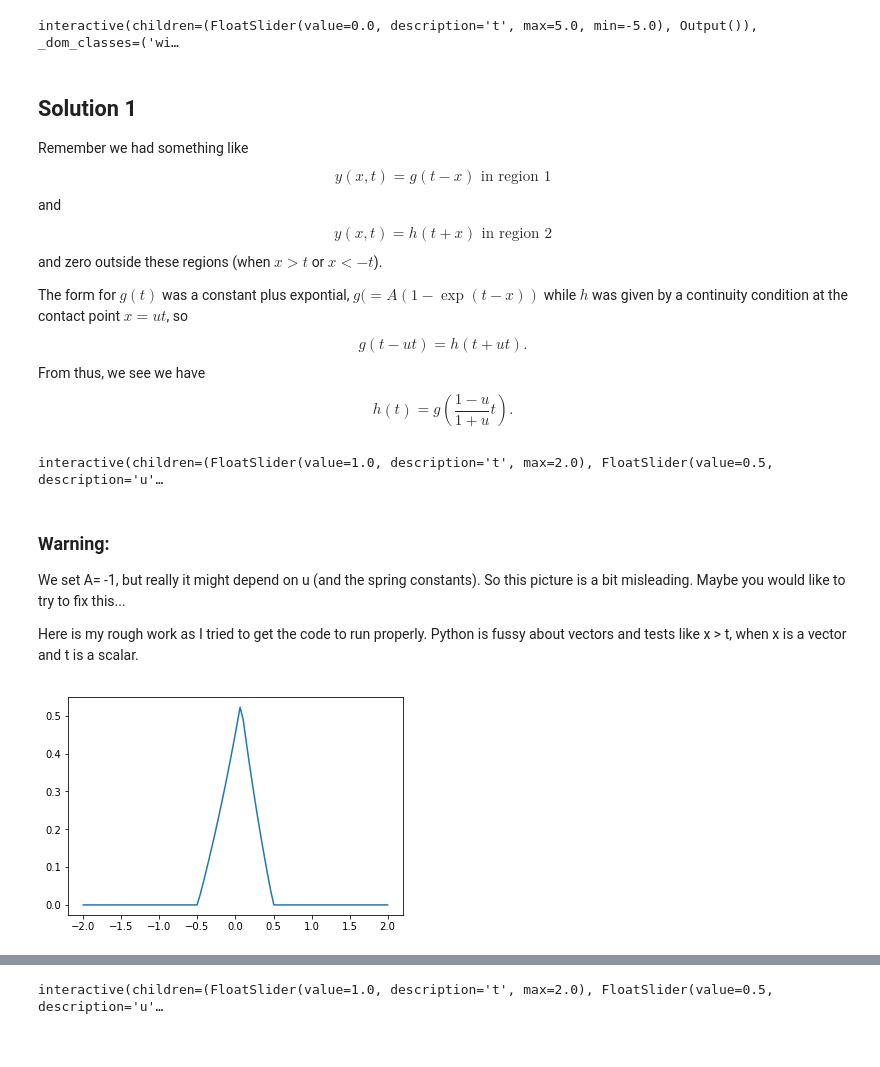
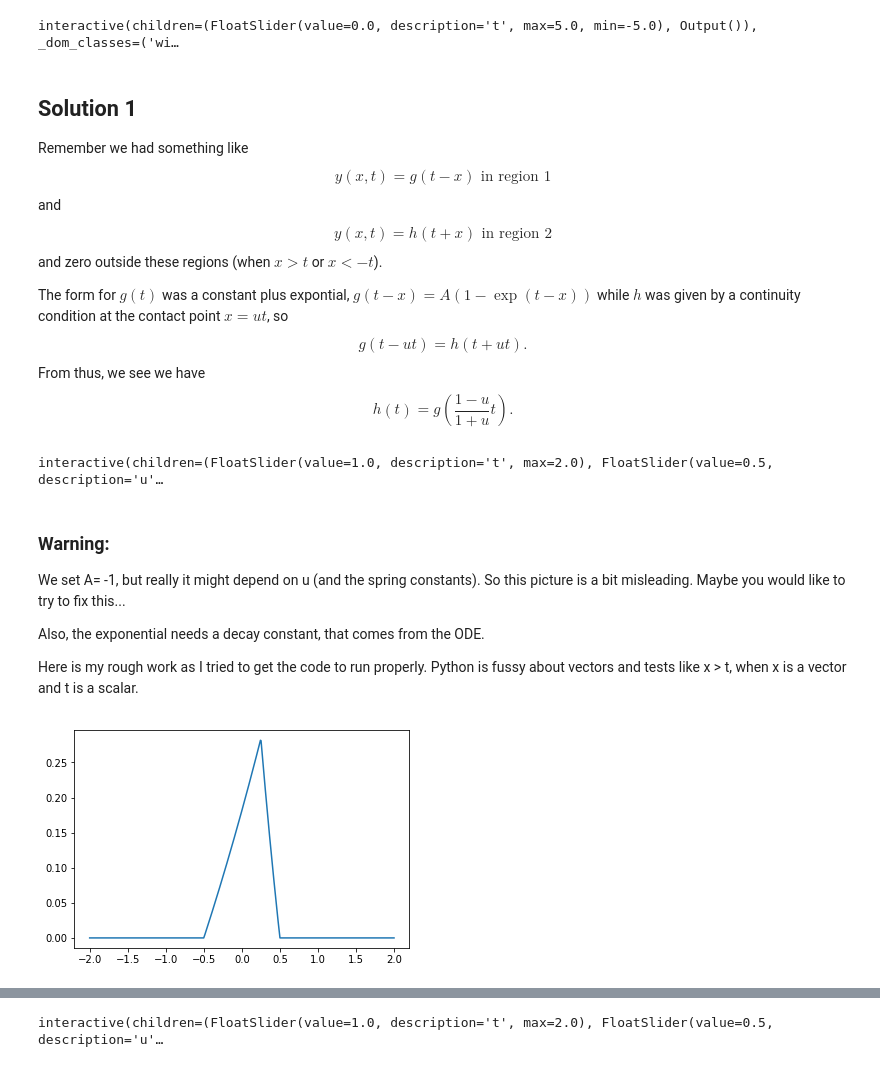
Before and after one commit to mlamoureux/Math502w19, a Jupyter notebook: Lecture15_Mar12_Pantograph3.ipynb, the cells around one changed output, grey strips where cells are left out. Drawn from its saved outputs; the diff is of its cells as text; code cells hidden in the pictures.

```diff
--- a/Lecture15_Mar12_Pantograph3.ipynb
+++ b/Lecture15_Mar12_Pantograph3.ipynb
@@ -56,7 +56,7 @@ $$ y(x,t) = g(t-x) \mbox{ in region 1}$$
 and $$ y(x,t) = h(t+x) \mbox{ in region 2} $$
 and zero outside these regions (when $x>t$ or $x<-t$).
 
-The form for $g(t)$ was a constant plus expontial, $g(=A(1-\exp(t-x))$ while $h$ was given by a continuity condition at the contact point $x = ut$, so
+The form for $g(t)$ was a constant plus expontial, $g(t-x)=A(1-\exp(t-x))$ while $h$ was given by a continuity condition at the contact point $x = ut$, so
 $$ g(t-ut) =  h(t + ut).$$
 From thus, we see we have
 $$h(t) = g(\frac{1-u}{1+u}t).$$
@@ -92,14 +92,16 @@ interactive(children=(FloatSlider(value=1.0, description='t', max=2.0), FloatSli
 
 We set A= -1, but really it might depend on u (and the spring constants). So this picture is a bit misleading. Maybe you would like to try to fix this...
 
+Also, the exponential needs a decay constant, that comes from the ODE.
+
 Here is my rough work as I tried to get the code to run properly. Python is fussy about vectors and tests like x > t, when x is a vector and t is a scalar.
 # %%
 A = -1
 u = .5
 t = .5
-x = linspace(-2,2,100)
-left = A*(1-exp((1-u)*(x+t)*(1+u)))
+x = linspace(-2,2,500)
+left = A*(1-exp((1-u)*(x+t)/(1+u)))
 right = A*(1-exp(t-x))
 plot(x,maximum(0,minimum(left,right)));
 # %% [output]
-[figure, old version]
+[figure, new version]
```
Also changed, not shown: parts of 10 cells of this notebook, 1 other file.
